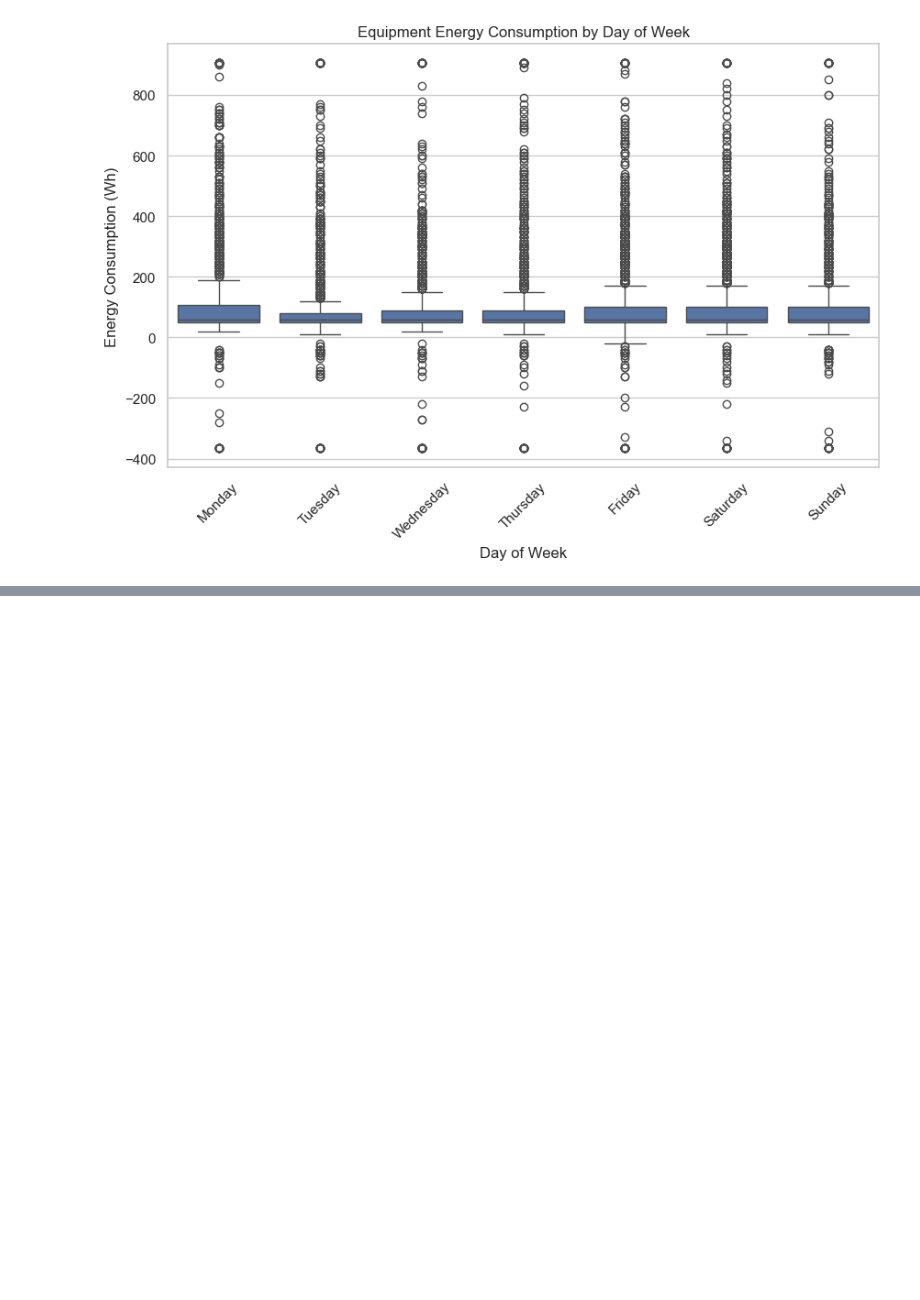
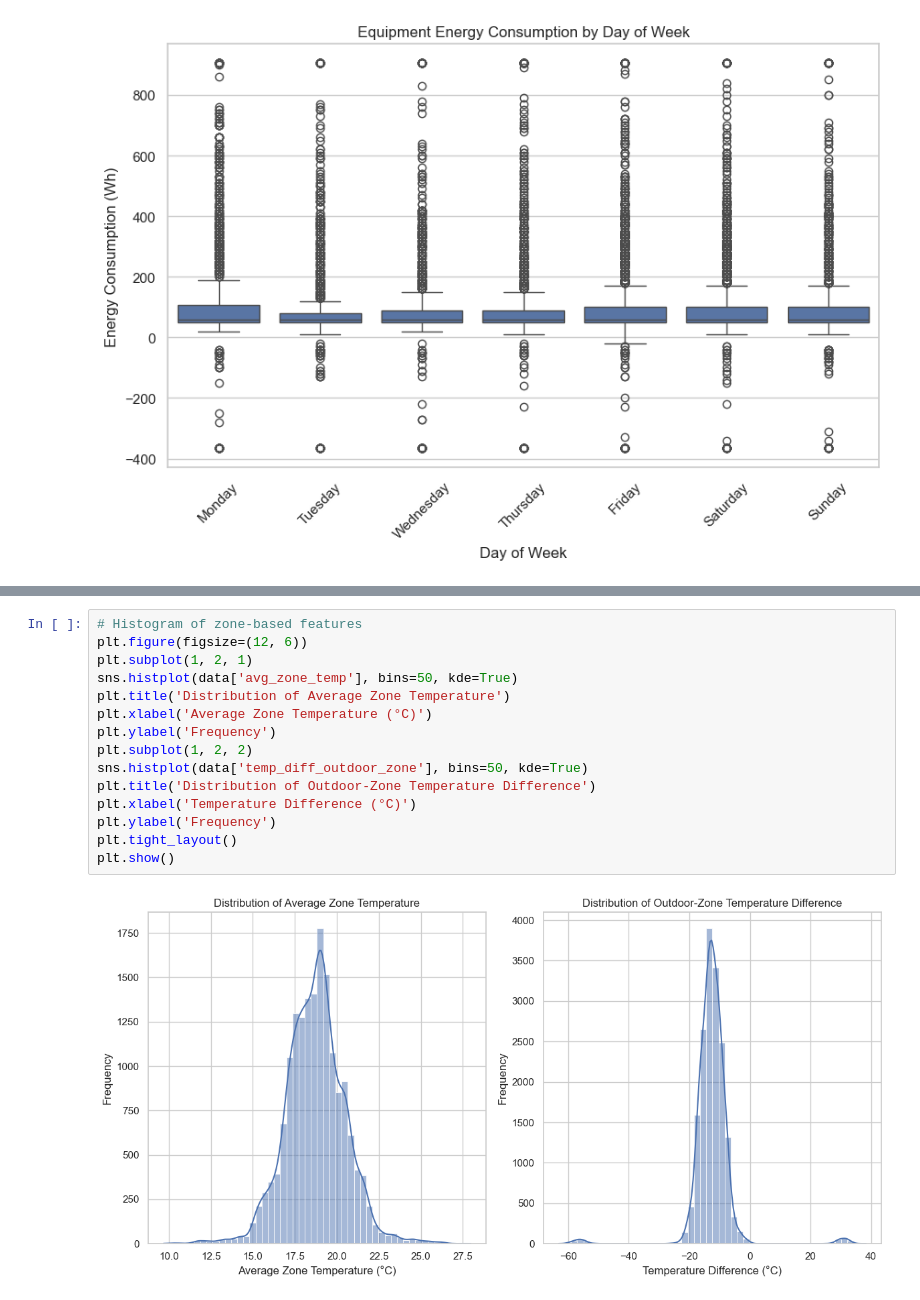
Before and after one commit to Sum000/DS-Intern-Assignment-Sumit_Behera, a Jupyter notebook: Assignment_solution.ipynb, the cells around one changed output, grey strips where cells are left out. Drawn from its saved outputs; the diff is of its cells as text; blank space fills up the shorter version.

```diff
--- a/Assignment_solution.ipynb
+++ b/Assignment_solution.ipynb
@@ -499,0 +590,17 @@ plt.show()
+# %%
+# Histogram of zone-based features
+plt.figure(figsize=(12, 6))
+plt.subplot(1, 2, 1)
+sns.histplot(data['avg_zone_temp'], bins=50, kde=True)
+plt.title('Distribution of Average Zone Temperature')
+plt.xlabel('Average Zone Temperature (°C)')
+plt.ylabel('Frequency')
+plt.subplot(1, 2, 2)
+sns.histplot(data['temp_diff_outdoor_zone'], bins=50, kde=True)
+plt.title('Distribution of Outdoor-Zone Temperature Difference')
+plt.xlabel('Temperature Difference (°C)')
+plt.ylabel('Frequency')
+plt.tight_layout()
+plt.show()
+# %% [output]
+[figure, added]
```
Also changed, not shown: parts of 18 cells of this notebook.
